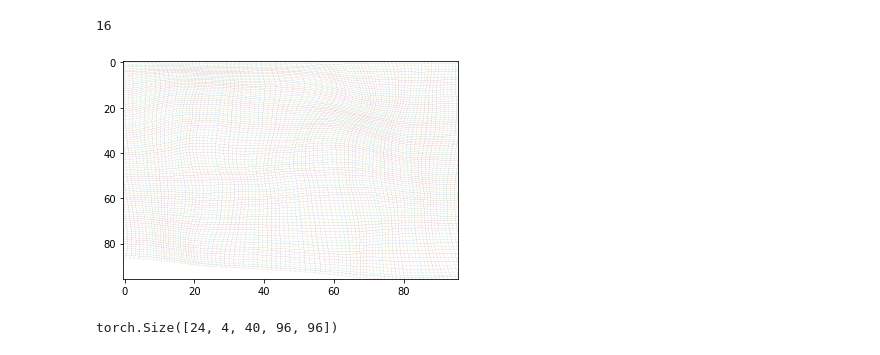
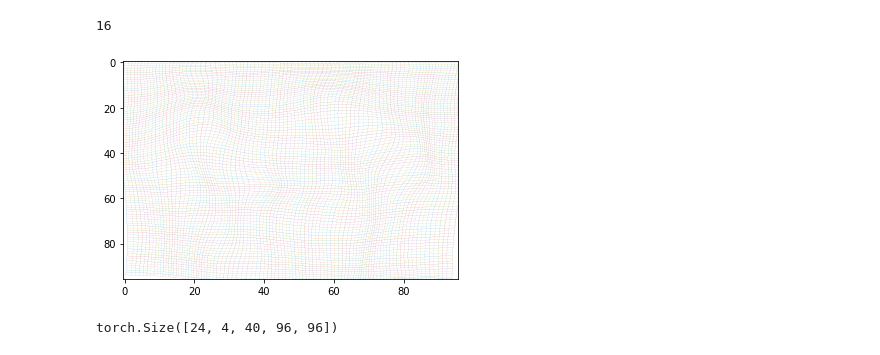
Before and after one commit to HastingsGreer/InverseConsistency, a Jupyter notebook: notebooks/InvestigateAffineDeformableKnee.ipynb, the cells around one changed output. Drawn from its saved outputs; the diff is of its cells as text; code cells hidden in the pictures.

```diff
--- a/notebooks/InvestigateAffineDeformableKnee.ipynb
+++ b/notebooks/InvestigateAffineDeformableKnee.ipynb
@@ -136,9 +136,9 @@ len(list(net.affine_regis_net.parameters()))
 # %%
 import visualize
 # %%
-visualize.show_as_grid(net.phi_BA[20, [1, 2], 20])
+visualize.show_as_grid(net.phi_BA[2, [1, 2], 20])
 # %% [output]
-[figure, old version]
+[figure, new version]
 # %%
 net.phi_AB.shape
 # %% [output]
```
Also changed, not shown: parts of 5 cells of this notebook, 5 other files.
